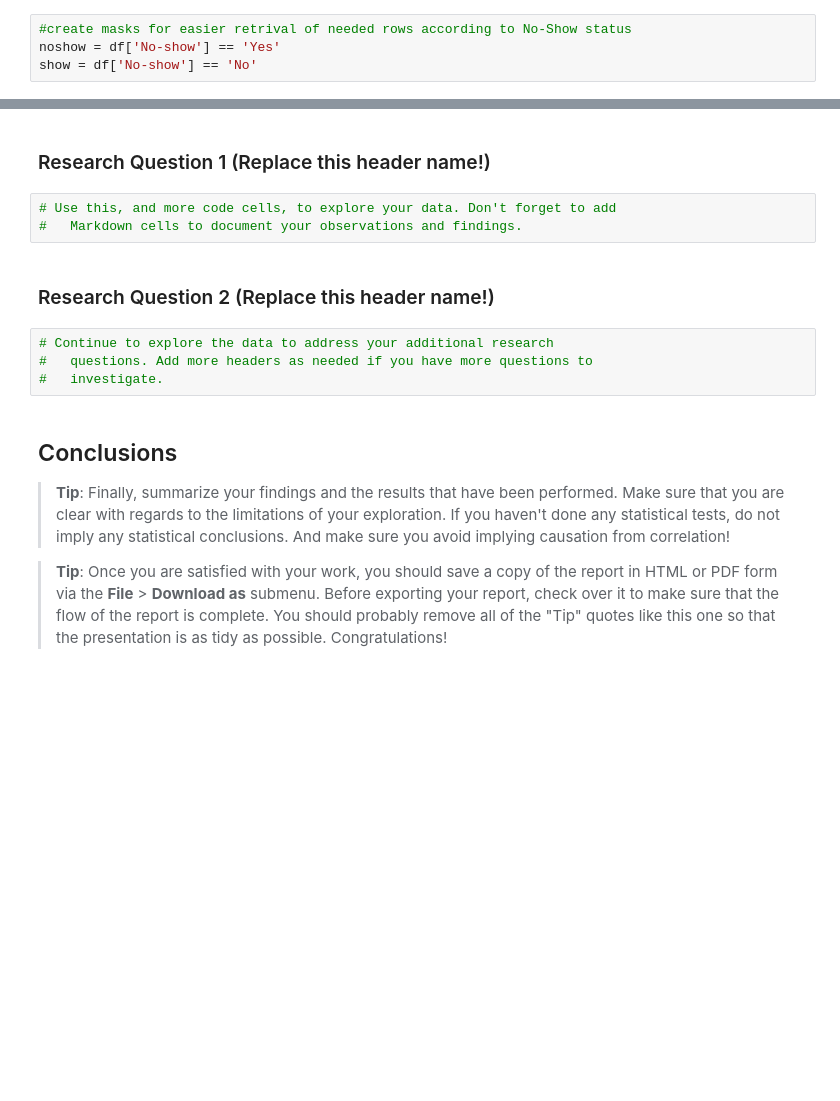
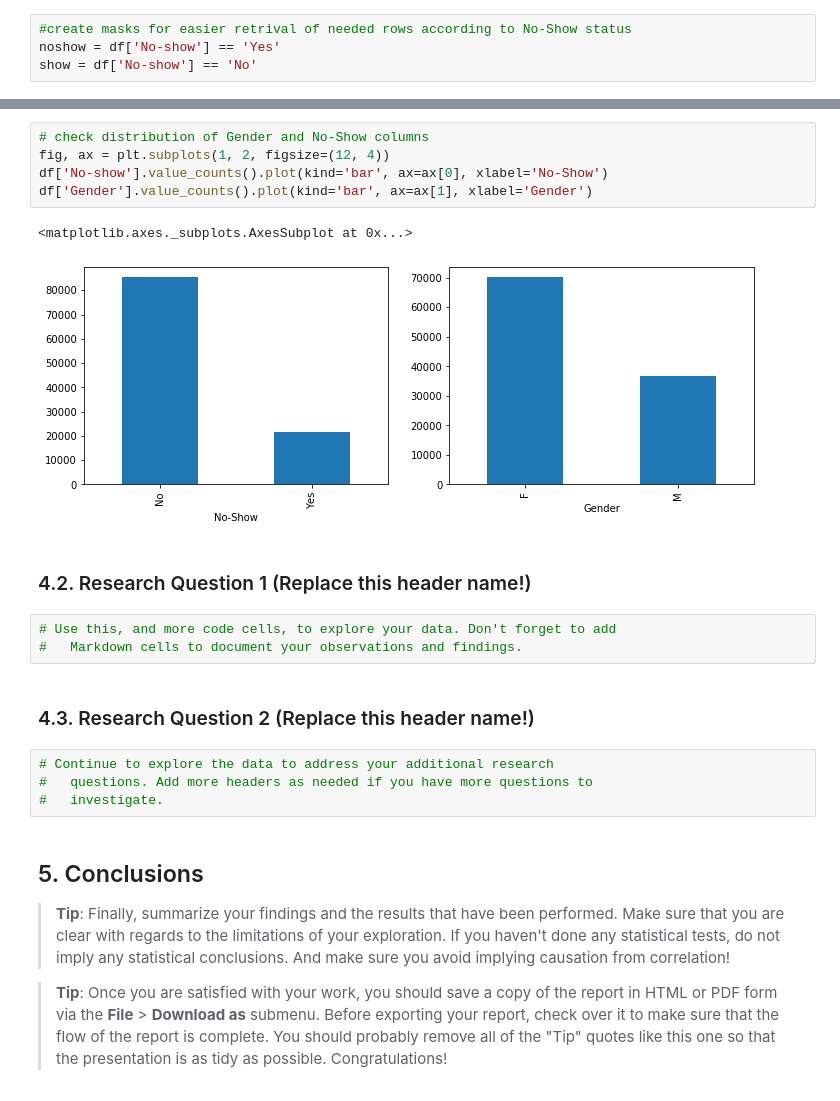
Before and after one commit to walidsi/Udacity_ADA, a Jupyter notebook: No_Show_Appointments_Analysis.ipynb, the cells around one changed output, grey strips where cells are left out. Drawn from its saved outputs; the diff is of its cells as text; blank space fills up the shorter version.

```diff
--- a/No_Show_Appointments_Analysis.ipynb
+++ b/No_Show_Appointments_Analysis.ipynb
@@ -210,17 +230,25 @@ df['Age'].hist();
+# %%
+# check distribution of Gender and No-Show columns
+fig, ax = plt.subplots(1, 2, figsize=(12, 4))
+df['No-show'].value_counts().plot(kind='bar', ax=ax[0], xlabel='No-Show')
+df['Gender'].value_counts().plot(kind='bar', ax=ax[1], xlabel='Gender')
+# %% [output]
+<matplotlib.axes._subplots.AxesSubplot at 0x...>
+[figure, added]
 # %% [markdown]
-### Research Question 1 (Replace this header name!)
+### 4.2. Research Question 1 (Replace this header name!)
 # %%
 # Use this, and more code cells, to explore your data. Don't forget to add
 #   Markdown cells to document your observations and findings.
 # %% [markdown]
-### Research Question 2  (Replace this header name!)
+### 4.3. Research Question 2  (Replace this header name!)
 # %%
 # Continue to explore the data to address your additional research
 #   questions. Add more headers as needed if you have more questions to
 #   investigate.
 # %% [markdown]
 <a id='conclusions'></a>
-## Conclusions
+## 5. Conclusions
 
 > **Tip**: Finally, summarize your findings and the results that have been performed. Make sure that you are clear with regards to the limitations of your exploration. If you haven't done any statistical tests, do not imply any statistical conclusions. And make sure you avoid implying causation from correlation!
 
```
Also changed, not shown: parts of 19 cells of this notebook.
